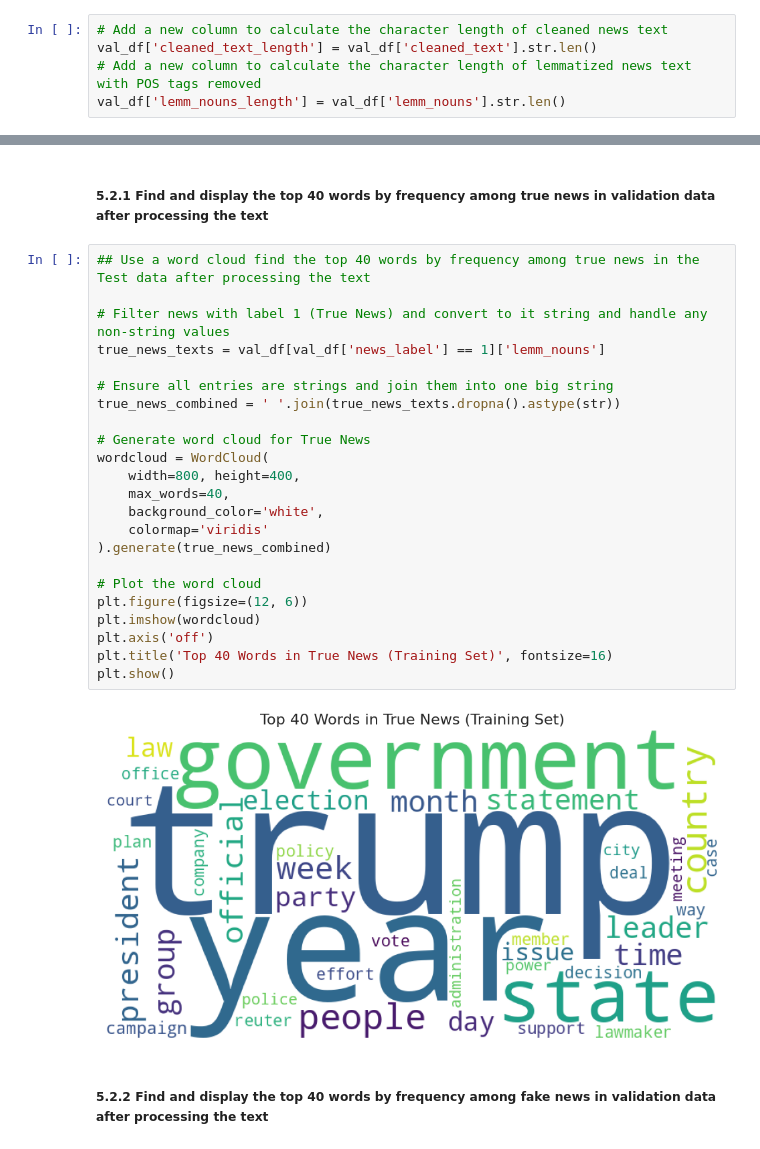
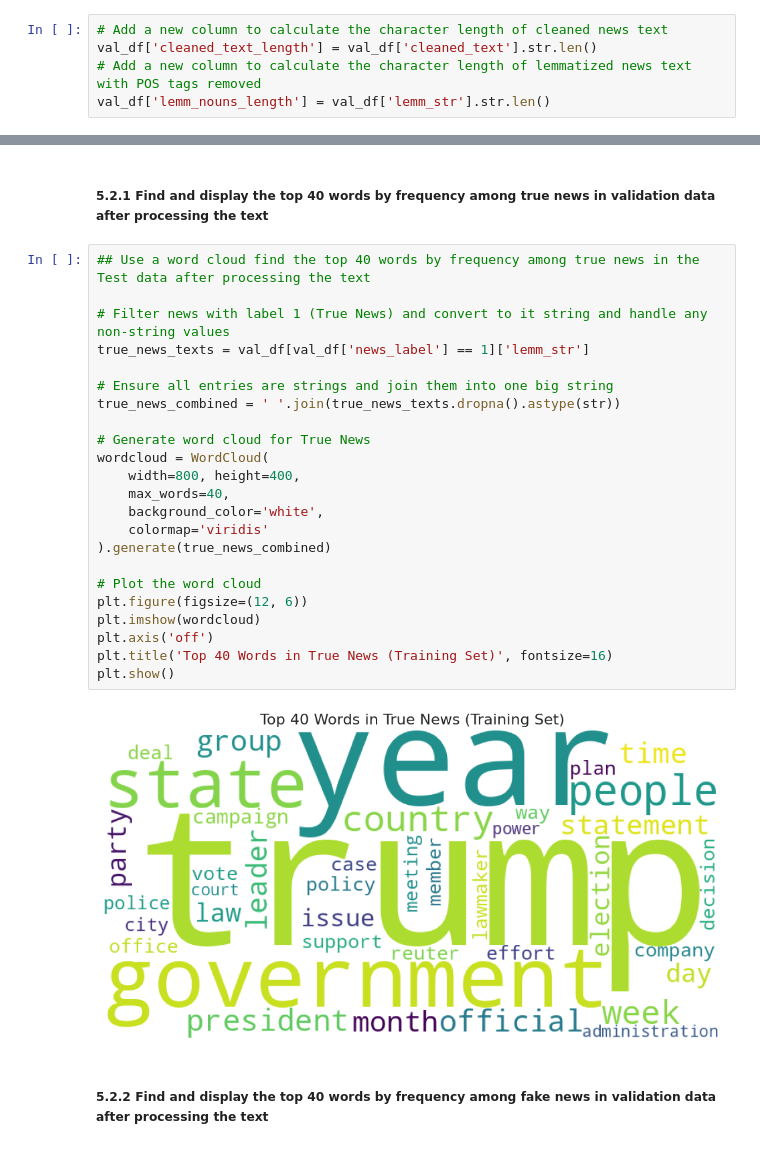
Before and after one commit to AnishRane-cox/Semantic-Fake-News-Detector, a Jupyter notebook: Fake_News_Detection.ipynb, the cells around one changed output, grey strips where cells are left out. Cells and saved outputs as stored; diff of their text form.

```diff
--- a/Fake_News_Detection.ipynb
+++ b/Fake_News_Detection.ipynb
@@ -766,7 +769,7 @@ Perform EDA on validation data to differentiate EDA on training data with EDA on
 # Add a new column to calculate the character length of cleaned news text
 val_df['cleaned_text_length'] = val_df['cleaned_text'].str.len()
 # Add a new column to calculate the character length of lemmatized news text with POS tags removed
-val_df['lemm_nouns_length'] = val_df['lemm_nouns'].str.len()
+val_df['lemm_nouns_length'] = val_df['lemm_str'].str.len()
 # %% [markdown]
 ##### 5.1.2  Create Histogram to visualise character lengths
 
@@ -803,28 +806,28 @@ plt.show()
 # %%
 ## Use a word cloud find the top 40 words by frequency among true news in the Test data after processing the text
 
 # Filter news with label 1 (True News) and convert to it string and handle any non-string values
-true_news_texts = val_df[val_df['news_label'] == 1]['lemm_nouns']
+true_news_texts = val_df[val_df['news_label'] == 1]['lemm_str']
 
 # Ensure all entries are strings and join them into one big string
 true_news_combined = ' '.join(true_news_texts.dropna().astype(str))
 
 # Generate word cloud for True News
 wordcloud = WordCloud(
     width=800, height=400,
     max_words=40,
     background_color='white',
     colormap='viridis'
 ).generate(true_news_combined)
 
 # Plot the word cloud
 plt.figure(figsize=(12, 6))
 plt.imshow(wordcloud)
 plt.axis('off')
 plt.title('Top 40 Words in True News (Training Set)', fontsize=16)
 plt.show()
 # %% [output]
-[figure, old version]
+[figure, new version]
 # %% [markdown]
 ##### 5.2.2  Find and display the top 40 words by frequency among fake news in validation data after processing the text
 # %%
```
Also changed, not shown: parts of 37 cells of this notebook.
